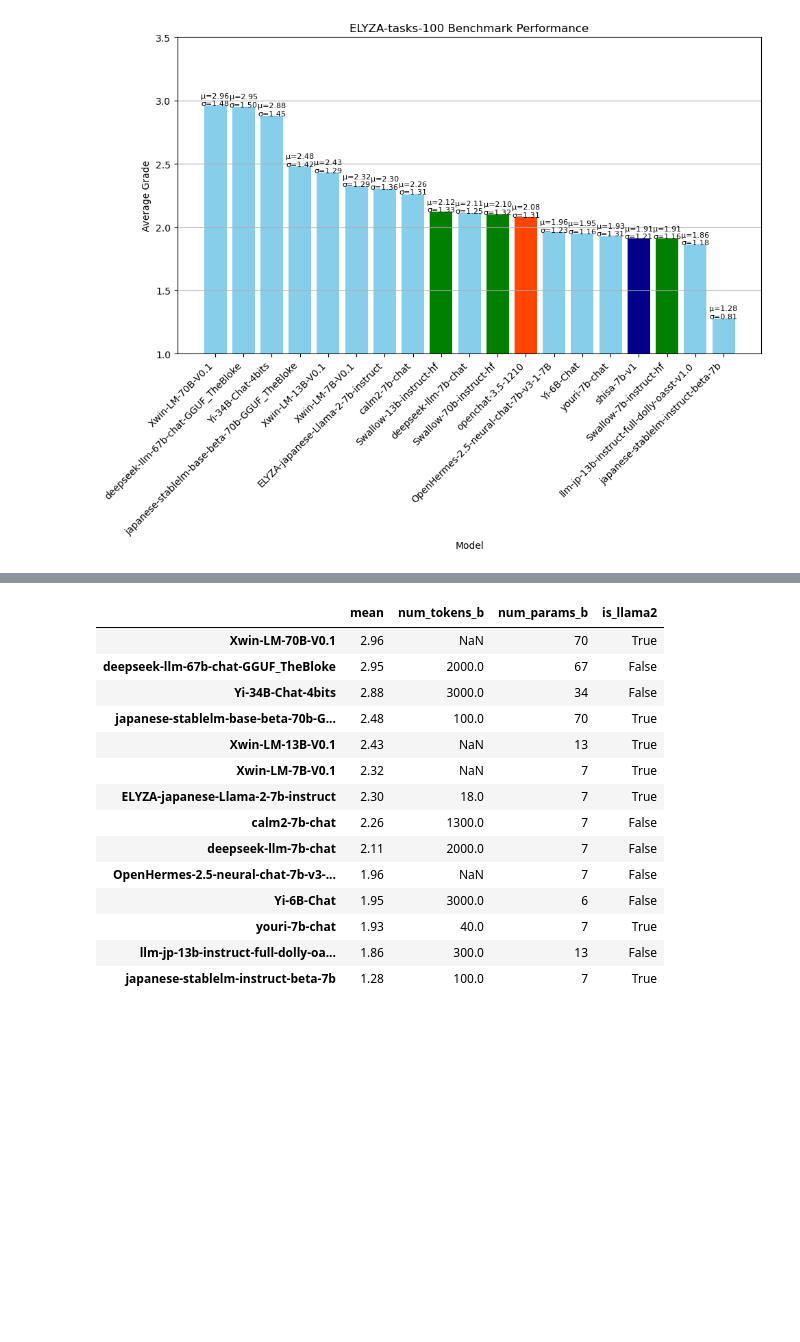
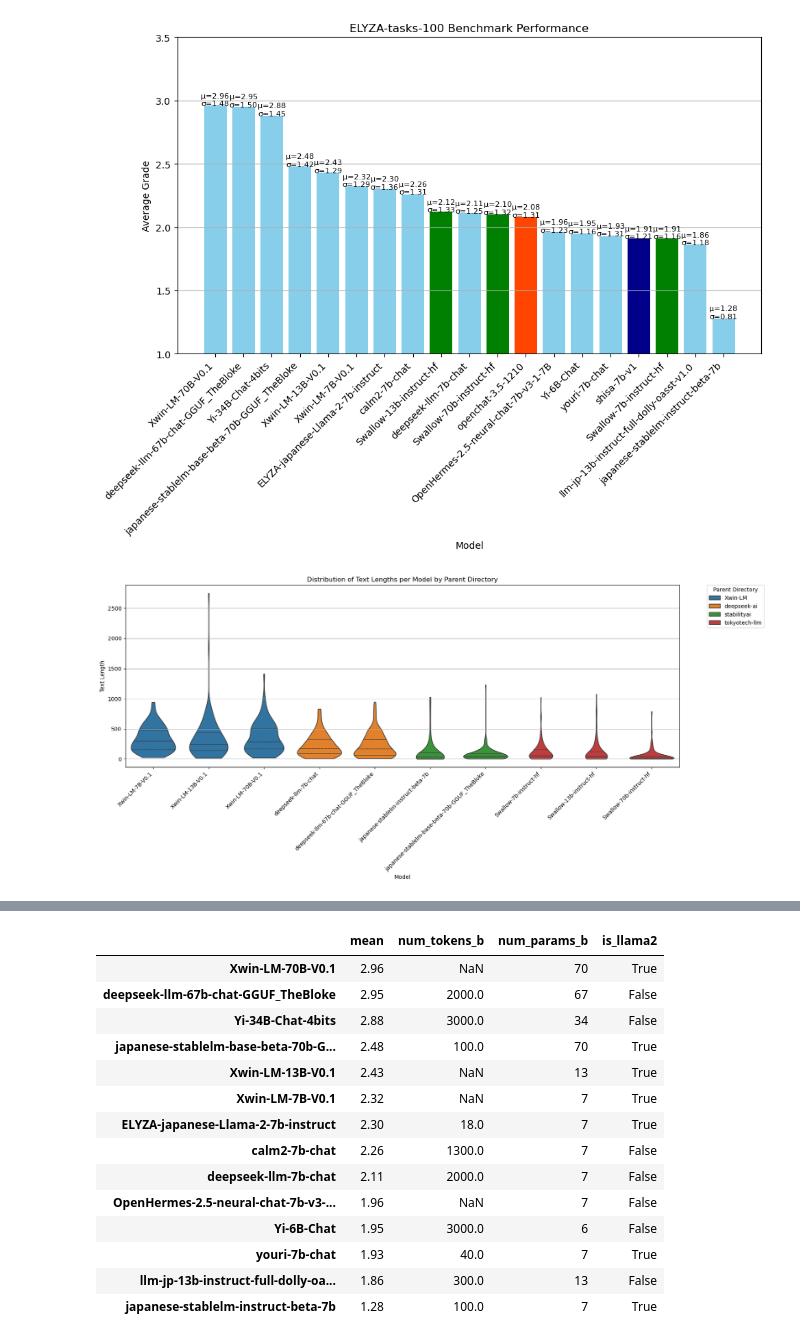
Before and after one commit to Northern-System-Service/gpt4-autoeval, a Jupyter notebook: comparison.ipynb, the cells around one changed output, grey strips where cells are left out. Cells and saved outputs as stored; diff of their text form; code cells hidden in the pictures; blank space fills up the shorter version.

```diff
--- a/comparison.ipynb
+++ b/comparison.ipynb
@@ -7,7 +7,7 @@ from pathlib import Path
 base_path = Path("assets")
 model_dirs = [
     base_path / "Xwin-LM" / "Xwin-LM-70B-V0.1",
-    base_path / "deepseek" / "deepseek-llm-67b-chat-GGUF_TheBloke",
+    base_path / "deepseek-ai" / "deepseek-llm-67b-chat-GGUF_TheBloke",
     base_path / "01-ai" / "Yi-34B-Chat-4bits",
     base_path / "stabilityai" / "japanese-stablelm-base-beta-70b-GGUF_TheBloke",
     base_path / "Xwin-LM" / "Xwin-LM-13B-V0.1",
@@ -79,6 +79,87 @@ plt.grid(axis="y")
 plt.show()
 # %% [output]
 [figure]
+# %%
+from pathlib import Path
+
+import matplotlib.pyplot as plt
+import numpy as np
+import pandas as pd
+import seaborn as sns
+
+# Define the path to the directories containing result.jsonl files
+base_path = Path("assets")
+violin_model_dirs = [
+    # base_path / "Xwin-LM" / "Xwin-LM-70B-V0.1",
+    # base_path / "deepseek-ai" / "deepseek-llm-67b-chat-GGUF_TheBloke",
+    # base_path / "01-ai" / "Yi-34B-Chat-4bits",
+    # base_path / "stabilityai" / "japanese-stablelm-base-beta-70b-GGUF_TheBloke",
+    # base_path / "Xwin-LM" / "Xwin-LM-13B-V0.1",
+    # base_path / "Xwin-LM" / "Xwin-LM-7B-V0.1",
+    # base_path / "elyza" / "ELYZA-japanese-Llama-2-7b-instruct",
+    # base_path / "cyberagent" / "calm2-7b-chat",
+    # base_path / "tokyotech-llm" / "Swallow-13b-instruct-hf",
+    # base_path / "deepseek-ai" / "deepseek-llm-7b-chat",
+    # base_path / "tokyotech-llm" / "Swallow-70b-instruct-hf",
+    # base_path / "openchat" / "openchat-3.5-1210",
+    # base_path / "Weyaxi" / "OpenHermes-2.5-neural-chat-7b-v3-1-7B",
+    # base_path / "01-ai" / "Yi-6B-Chat",
+    # base_path / "rinna" / "youri-7b-chat",
+    # base_path / "augmxnt" / "shisa-7b-v1",
+    # base_path / "tokyotech-llm" / "Swallow-7b-instruct-hf",
+    # base_path / "llm-jp" / "llm-jp-13b-instruct-full-dolly-oasst-v1.0",
+    # base_path / "stabilityai" / "japanese-stablelm-instruct-beta-7b",
+
+    base_path / "Xwin-LM" / "Xwin-LM-7B-V0.1",
+    base_path / "Xwin-LM" / "Xwin-LM-13B-V0.1",
+    base_path / "Xwin-LM" / "Xwin-LM-70B-V0.1",
+
+    base_path / "deepseek-ai" / "deepseek-llm-7b-chat",
+    base_path / "deepseek-ai" / "deepseek-llm-67b-chat-GGUF_TheBloke",
+
+    base_path / "stabilityai" / "japanese-stablelm-instruct-beta-7b",
+    base_path / "stabilityai" / "japanese-stablelm-base-beta-70b-GGUF_TheBloke",
+
+    base_path / "tokyotech-llm" / "Swallow-7b-instruct-hf",
+    base_path / "tokyotech-llm" / "Swallow-13b-instruct-hf",
+    base_path / "tokyotech-llm" / "Swallow-70b-instruct-hf",
+]
+
+# Prepare a list to store the text lengths for each model
+text_lengths = []
+models = []
+parents = []  # List to hold the parent directory names
+
+# Loop through each directory, read the result.jsonl file and calculate the statistics
+for model_dir in violin_model_dirs:
+    # Construct the file path
+    file_path = model_dir / "preds.jsonl"
+
+    # Read the file
+    df = pd.read_json(file_path, lines=True)
+
+    # Calculate text length
+    df['text_length'] = df['pred'].apply(len)
+
+    # Append the results to the lists
+    text_lengths.extend(df['text_length'])
+    models.extend([model_dir.name] * len(df))
+    parents.extend([model_dir.parent.name] * len(df))  # Get the parent directory name
+
+# Create a DataFrame from the text lengths, model names, and parent directory names
+lengths_df = pd.DataFrame({'Parent': parents, 'Model': models, 'Text Length': text_lengths})
+
+# Plotting with seaborn's violin plot
+plt.figure(figsize=(15, 8))
+sns.violinplot(x='Model', y='Text Length', hue='Parent', data=lengths_df, inner='quartile', cut=0)
+plt.xticks(rotation=45, ha='right')
+plt.title('Distribution of Text Lengths per Model by Parent Directory')
+plt.tight_layout()
+plt.grid(axis="y")
+plt.legend(title='Parent Directory', bbox_to_anchor=(1.05, 1), loc=2, borderaxespad=0.)
+plt.show()
+# %% [output]
+[figure, added]
 # %%
 import seaborn as sns
 
```
Also changed, not shown: parts of 3 cells of this notebook.
